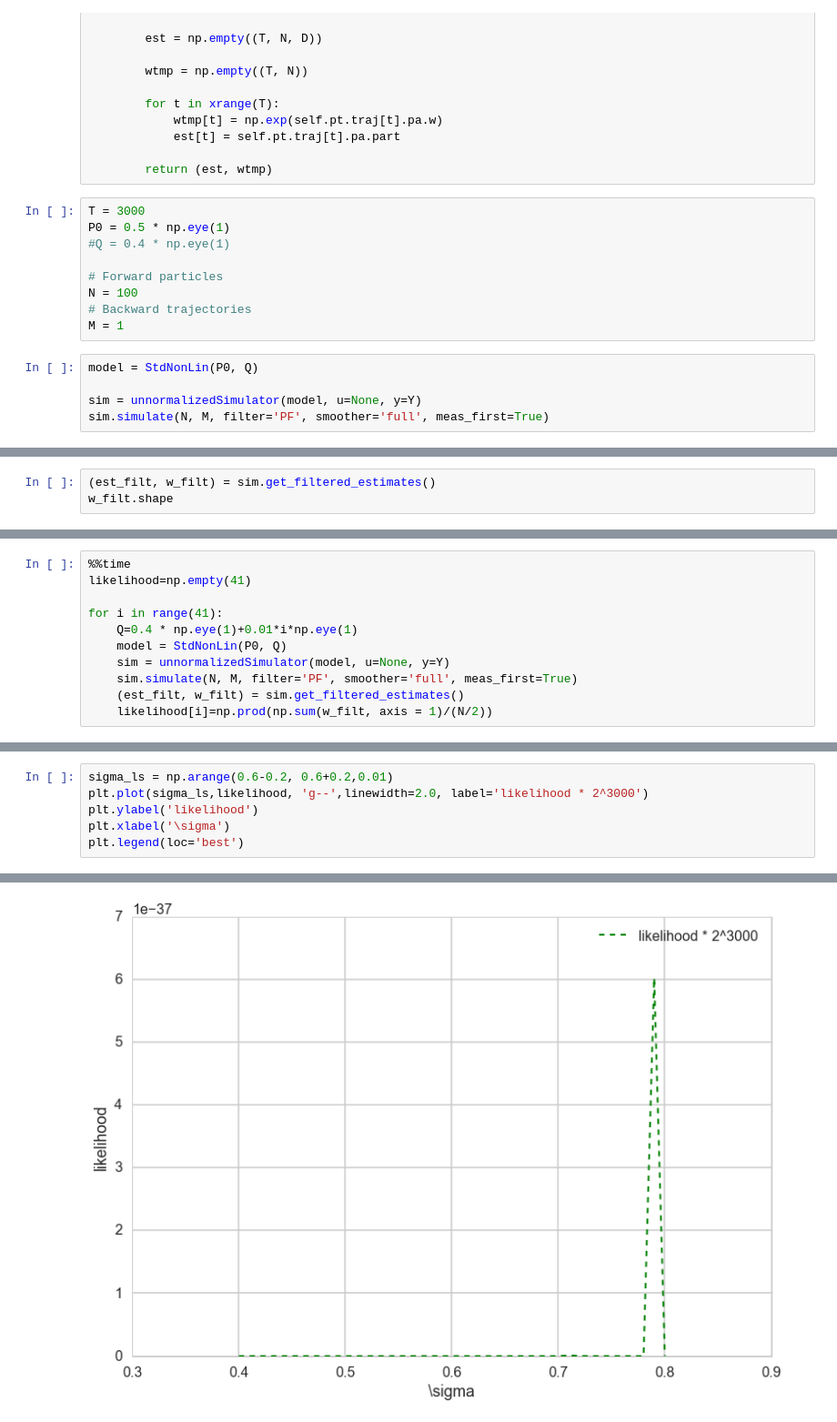
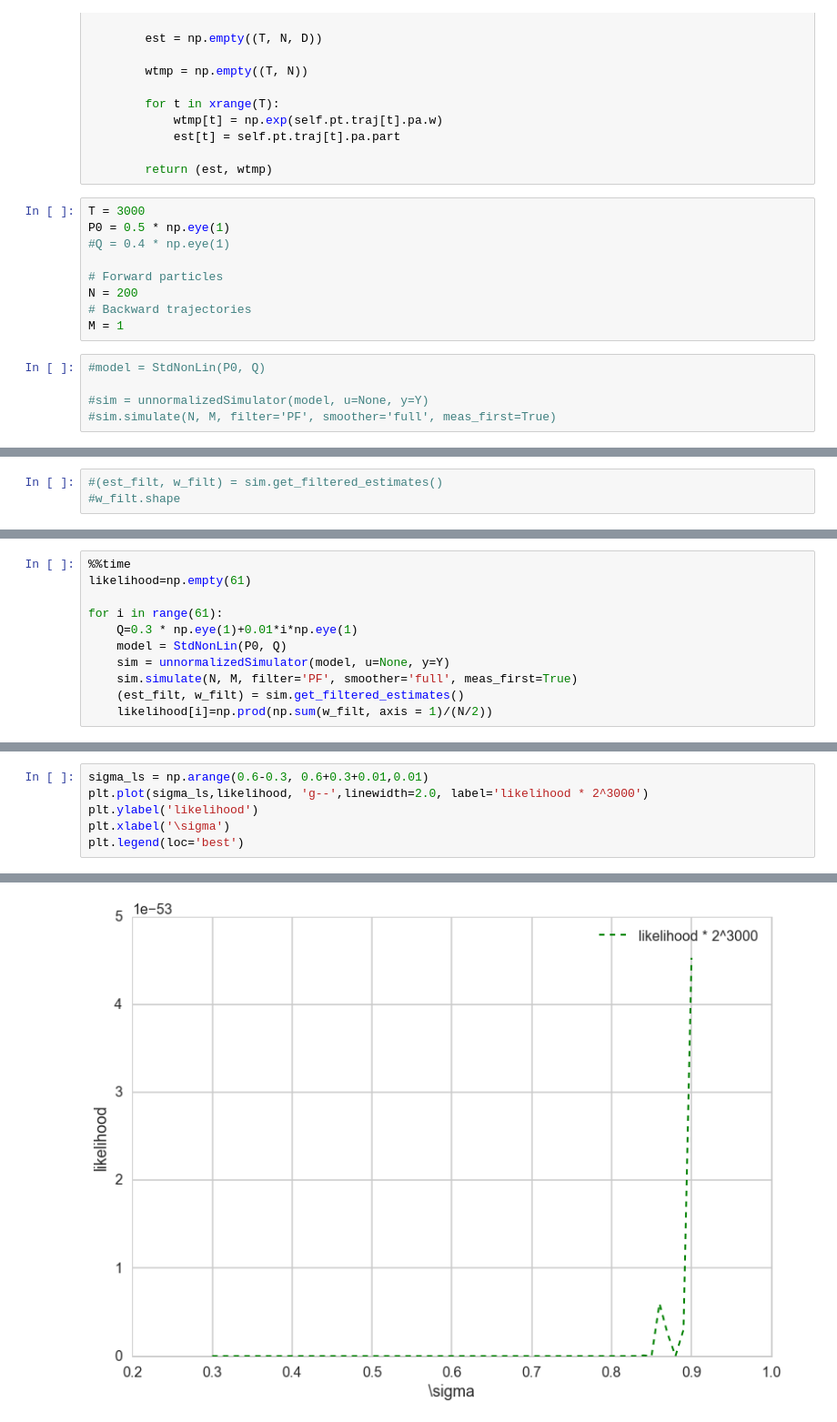
Before and after one commit to zyzdiana/ss_model_mixture, a Jupyter notebook: Whisker_Data2.ipynb, the cells around one changed output, grey strips where cells are left out. Shown: that part at 91% size. Drawn from its saved outputs; the diff is of its cells as text.

```diff
--- a/Whisker_Data2.ipynb
+++ b/Whisker_Data2.ipynb
@@ -139,11 +155,11 @@ P0 = 0.5 * np.eye(1)
 #Q = 0.4 * np.eye(1)
 
 # Forward particles
-N = 100
+N = 200
 # Backward trajectories
 M = 1
 # %%
-model = StdNonLin(P0, Q)
+#model = StdNonLin(P0, Q)
 
-sim = unnormalizedSimulator(model, u=None, y=Y)
-sim.simulate(N, M, filter='PF', smoother='full', meas_first=True)
+#sim = unnormalizedSimulator(model, u=None, y=Y)
+#sim.simulate(N, M, filter='PF', smoother='full', meas_first=True)
@@ -152,3 +166,3 @@ sim.simulate(N, M, filter='PF', smoother='full', meas_first=True)
 # %%
-(est_filt, w_filt) = sim.get_filtered_estimates()
-w_filt.shape
+#(est_filt, w_filt) = sim.get_filtered_estimates()
+#w_filt.shape
@@ -163,9 +174,9 @@ print likelihood
 # %%
 %%time
-likelihood=np.empty(41)
+likelihood=np.empty(61)
 
-for i in range(41):
-    Q=0.4 * np.eye(1)+0.01*i*np.eye(1)
+for i in range(61):
+    Q=0.3 * np.eye(1)+0.01*i*np.eye(1)
     model = StdNonLin(P0, Q)
     sim = unnormalizedSimulator(model, u=None, y=Y)
     sim.simulate(N, M, filter='PF', smoother='full', meas_first=True)
@@ -177,12 +188,12 @@ Wall time: 19min 47s
 # %%
-sigma_ls = np.arange(0.6-0.2, 0.6+0.2,0.01)
+sigma_ls = np.arange(0.6-0.3, 0.6+0.3+0.01,0.01)
 plt.plot(sigma_ls,likelihood, 'g--',linewidth=2.0, label='likelihood * 2^3000')
 plt.ylabel('likelihood')
 plt.xlabel('\sigma')
 plt.legend(loc='best')
 # %% [output]
 <matplotlib.legend.Legend at 0x...>
-[figure, old version]
+[figure, new version]
 # %%
 likelihood
 # %% [output]
```
Also changed, not shown: parts of 10 cells of this notebook, 6 other files.
